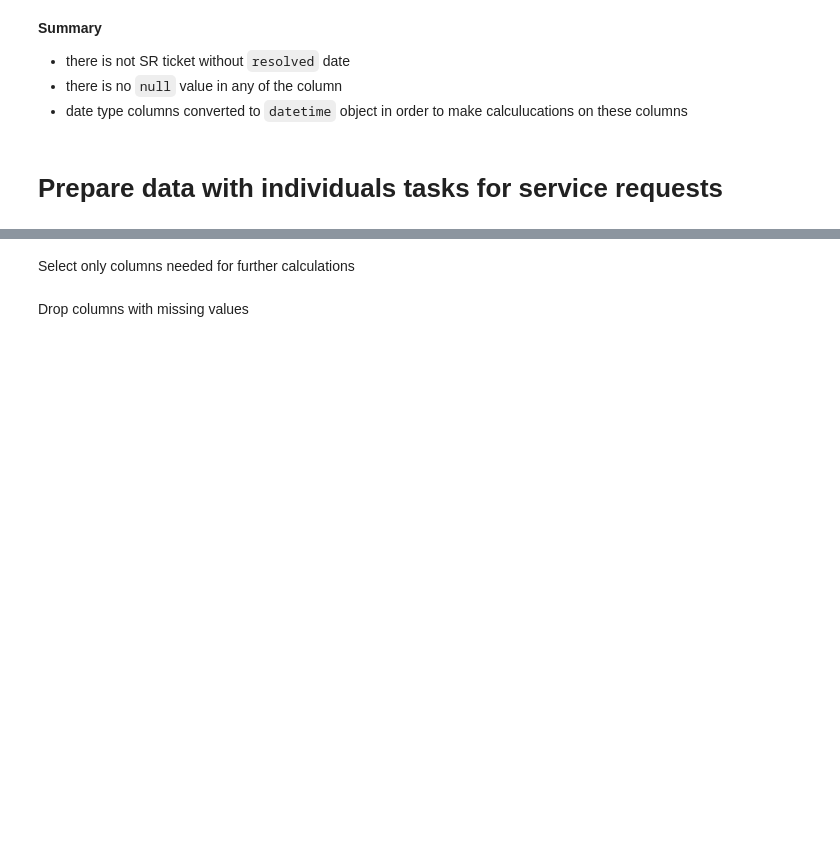
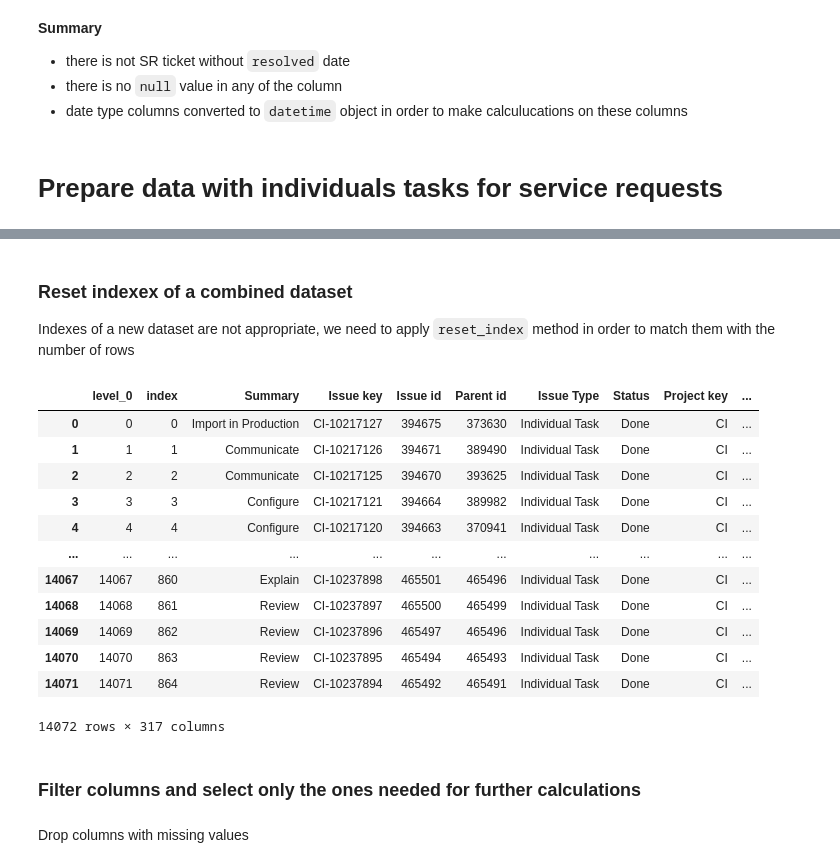
Before and after one commit to grzesiek154/PythonDataScience, a Jupyter notebook: codebusters_data_analysis/notebooks/codebusters_kpi/Untitled.ipynb, the cells around one changed output, grey strips where cells are left out. Cells and saved outputs as stored; diff of their text form; code cells hidden in the pictures; blank space fills up the shorter version.

```diff
--- a/codebusters_data_analysis/notebooks/codebusters_kpi/Untitled.ipynb
+++ b/codebusters_data_analysis/notebooks/codebusters_kpi/Untitled.ipynb
@@ -148,3 +150,23 @@ all_individual_tasks_combined
+# %% [markdown]
+### Reset indexex of a combined dataset </br>
+Indexes of a new dataset are not appropriate, we need to apply `reset_index` method in order to match them with the number of rows
+# %%
+all_individual_tasks_combined.reset_index(inplace=True)
+all_individual_tasks_combined
+# %% [output]
+|  | level_0 | index | Summary | Issue key | Issue id | Parent id | Issue Type | Status | Project key | ... |
+| 0 | 0 | 0 | Import in Production | CI-10217127 | 394675 | 373630 | Individual Task | Done | CI | ... |
+| 1 | 1 | 1 | Communicate | CI-10217126 | 394671 | 389490 | Individual Task | Done | CI | ... |
+| 2 | 2 | 2 | Communicate | CI-10217125 | 394670 | 393625 | Individual Task | Done | CI | ... |
+| 3 | 3 | 3 | Configure | CI-10217121 | 394664 | 389982 | Individual Task | Done | CI | ... |
+| 4 | 4 | 4 | Configure | CI-10217120 | 394663 | 370941 | Individual Task | Done | CI | ... |
+| ... | ... | ... | ... | ... | ... | ... | ... | ... | ... | ... |
+| 14067 | 14067 | 860 | Explain | CI-10237898 | 465501 | 465496 | Individual Task | Done | CI | ... |
+| 14068 | 14068 | 861 | Review | CI-10237897 | 465500 | 465499 | Individual Task | Done | CI | ... |
+| 14069 | 14069 | 862 | Review | CI-10237896 | 465497 | 465496 | Individual Task | Done | CI | ... |
+| 14070 | 14070 | 863 | Review | CI-10237895 | 465494 | 465493 | Individual Task | Done | CI | ... |
+| 14071 | 14071 | 864 | Review | CI-10237894 | 465492 | 465491 | Individual Task | Done | CI | ... |
+14072 rows × 317 columns
 # %% [markdown]
-Select only columns needed for further calculations
+### Filter columns and select only the ones needed for further calculations
 # %%
```
Also changed, not shown: parts of 47 cells of this notebook, 8 other files.
